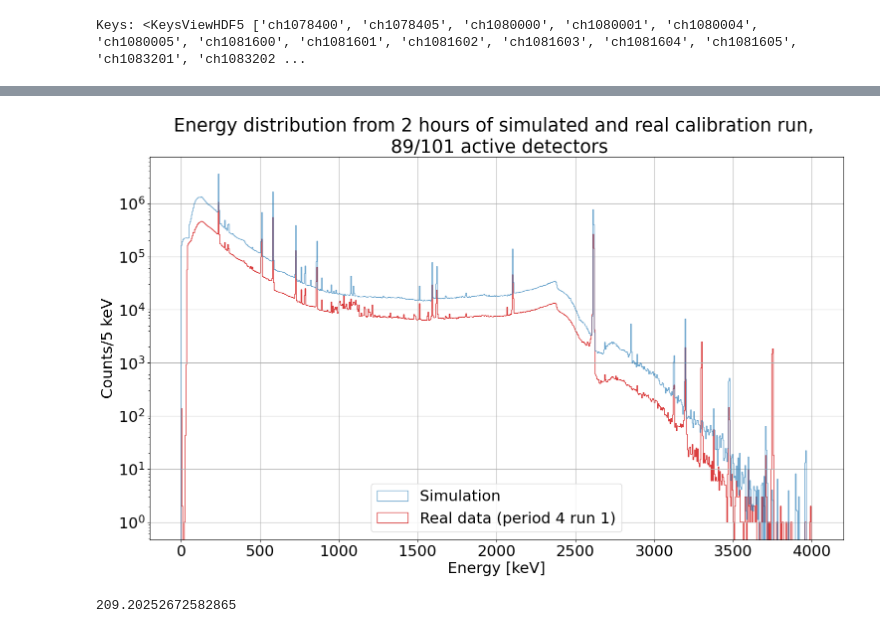
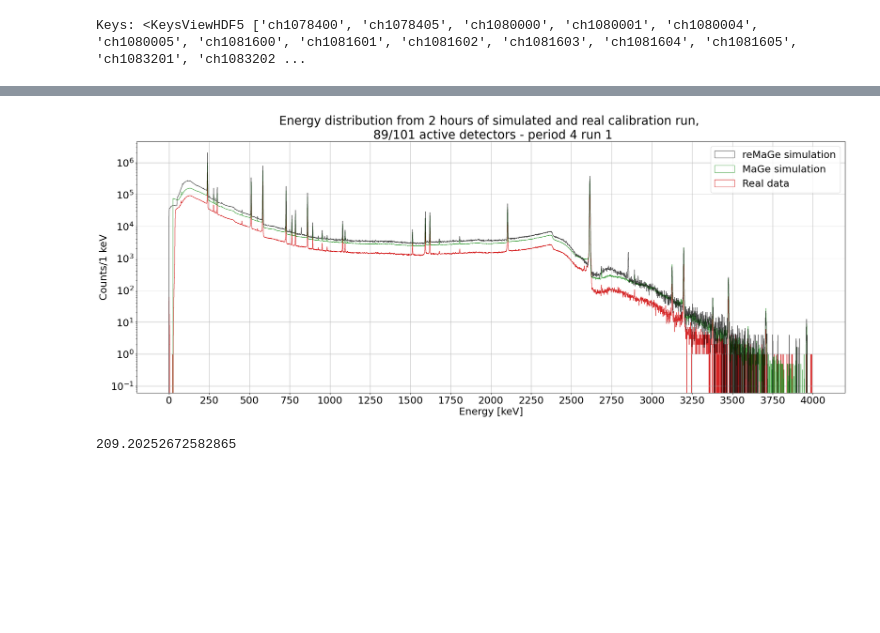
Before and after one commit to gloriasenatore/reMaGe_results, a Jupyter notebook: read_lh5.ipynb, the cells around one changed output, grey strips where cells are left out. Cells and saved outputs as stored; diff of their text form; code cells hidden in the pictures; blank space fills up the shorter version.

Commit message:
Pulsers removed, comparison with mage for all data plotted. Added files to extract mage data and the plot

```diff
--- a/read_lh5.ipynb
+++ b/read_lh5.ipynb
@@ -181,3 +158,30 @@ def open_file(filename):
 #Sources activities
 activities = open_file("activities.txt")
 time = 120*60 #time of the calibration [s]
+# %%
+#Import data simulated with MaGe:
+RUNS = ['/*.txt']
+mage_files = []
+mage_files.append(functions.load_filenames('MaGe_data', RUNS))
+
+mage_bin_content = np.zeros(shape=6000)
+for j in range(len(mage_files[0][0])):
+    mage_energies = open_file(mage_files[0][0][j])
+    for i in range(len(mage_bin_content)):
+        mage_bin_content[i] += mage_energies[i]*activities[j]*120*60
+
+mage_bin_content = mage_bin_content/40E6
+mage_bin = np.arange(0, 6001, 1)
+# %%
+my_file = open("mage_data_30_october.txt", "w")
+for i in range (len(mage_bin_content)):
+    my_file.write(str(mage_bin_content[i]) + "\n")
+    #print(str(bins[i]) + "\t" + str(hist_data[0][i]))
+my_file.close()
+# %%
+#Correcting the scaling time removing the time corresponded to the events filtered out
+time = 120*60
+scaling_time = time-((num_evt_tot-len(energies_all_detectors_flat))*130E-6)
+print("Raw_time = " + str(time))
+print("Scaling_time = " + str(scaling_time))
+time = scaling_time
@@ -191,13 +198,13 @@ def rescaling_histo(data, activity, time, bins):
     counts = counts*activity*time
     return counts, bins
 # %%
-counts_sim = np.zeros(shape=800)
+counts_sim = np.zeros(shape=4000)
 k = 0
 sum_data_sim_tot = 0
 for i in range(1,4):
     for j in range(1,5):
         data_sim = open_file(f"file_output_energies/file_output_energies_5M/simulation_data_source_{i}_{j}.txt")
-        counts, bins = rescaling_histo(data_sim, activities[k], time, 800)
+        counts, bins = rescaling_histo(data_sim, activities[k], time, 4000)
         sum_data_sim_tot += len(data_sim)
         counts_sim += counts
         k += 1
@@ -210,18 +217,20 @@ sum_data_sim_tot #Number of data from the simulation
 # %%
 _, ax = plt.subplots()
-hist_sim = ax.hist(bins[:-1], bins, weights=counts_sim, label='Simulation', range=[0, 4000], color='C2', alpha=0.7, histtype='step', zorder=10)
-hist_data = ax.hist(data_flat, bins=800, label='Real data (period 4 run 1)', range=[0, 4000], color='C3', histtype='step', zorder=0)
+hist_sim = ax.hist(bins[:-1], bins, weights=counts_sim, label='reMaGe simulation', range=[0, 4000], color='black', alpha=0.7, histtype='step', zorder=10)
+hist_mage = ax.hist(mage_bin[:4000], mage_bin[:4001], weights=mage_bin_content[:4000], label='MaGe simulation', range=[0, 4000], color='green', alpha=0.7, histtype='step', zorder=5)
+hist_data = ax.hist(energies_all_detectors_flat, bins=4000, label='Real data', range=[0, 4000], color='C3', histtype='step', zorder=0)
 plt.legend()
 plt.yscale("log")
 plt.xlabel("Energy [keV]")
-plt.ylabel('Counts/5 keV')
+plt.ylabel('Counts/1 keV')
 #plt.xlim(2700, 3300)
-plt.title(f'Energy distribution from 2 hours of simulated and real calibration run, \n 89/101 active detectors')
+plt.xticks(np.arange(0, 4250, 250))
+plt.title(f'Energy distribution from 2 hours of simulated and real calibration run, \n 89/101 active detectors - period 4 run 1')
 plt.grid()
-#plt.savefig('sim_vs_real_cal_spectra_5M.png', bbox_inches='tight')
+plt.savefig('sim_mage+remage_vs_real_cal_all_detectors_30_october.png', bbox_inches='tight')
 plt.show()
 # %% [output]
-[figure, old version]
+[figure, new version]
 # %%
 hist_sim[0][max_bin_plus_1-1]
 # %% [output]
```
Also changed, not shown: parts of 53 cells of this notebook, 2 other files.
